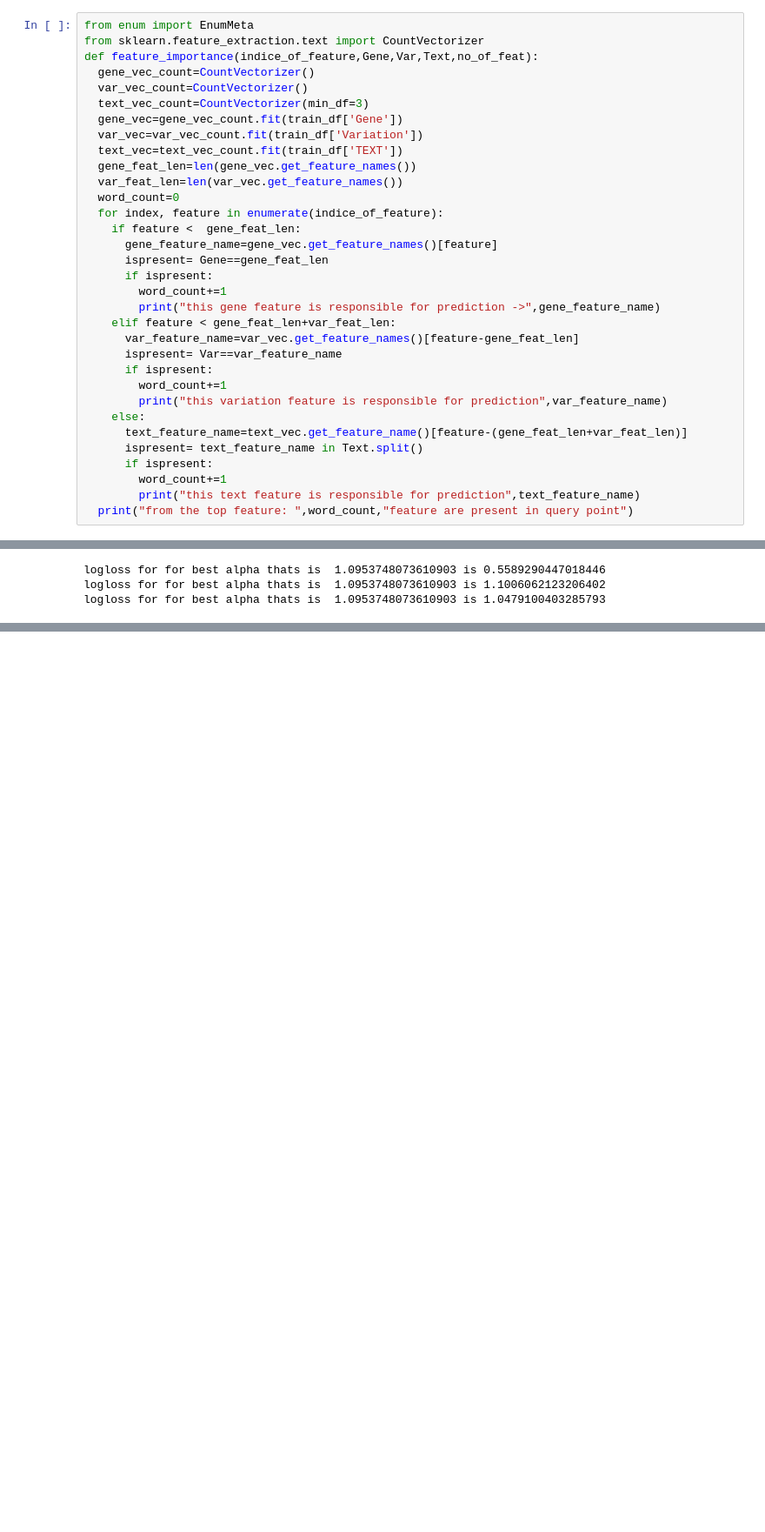
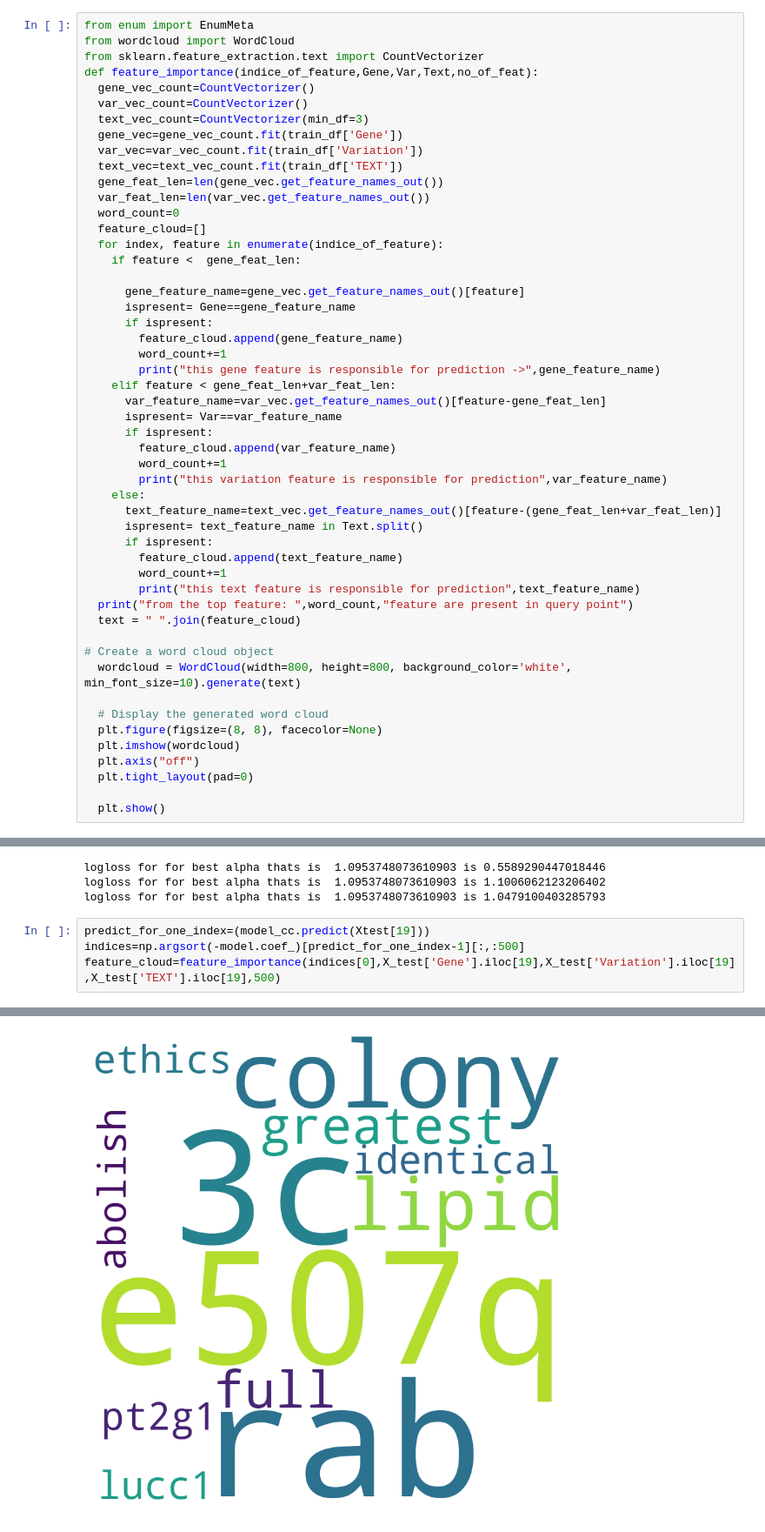
Before and after one commit to muffin-head/Cancer-caseStudy, a Jupyter notebook: Cancer_caseStudy.ipynb, the cells around one changed output, grey strips where cells are left out. Shown: that part at 87% size. Saved outputs shown, nothing was run; the diff lists cells and outputs as text; blank space fills up the shorter version.

```diff
--- a/Cancer_caseStudy.ipynb
+++ b/Cancer_caseStudy.ipynb
@@ -464,6 +464,7 @@ for best alpha logloss is  1.3273926511905234
 # Feature importance feature collection
 # %%
 from enum import EnumMeta
+from wordcloud import WordCloud
 from sklearn.feature_extraction.text import CountVectorizer
 def feature_importance(indice_of_feature,Gene,Var,Text,no_of_feat):
   gene_vec_count=CountVectorizer()
@@ -472,29 +473,46 @@ def feature_importance(indice_of_feature,Gene,Var,Text,no_of_feat):
   gene_vec=gene_vec_count.fit(train_df['Gene'])
   var_vec=var_vec_count.fit(train_df['Variation'])
   text_vec=text_vec_count.fit(train_df['TEXT'])
-  gene_feat_len=len(gene_vec.get_feature_names())
-  var_feat_len=len(var_vec.get_feature_names())
+  gene_feat_len=len(gene_vec.get_feature_names_out())
+  var_feat_len=len(var_vec.get_feature_names_out())
   word_count=0
+  feature_cloud=[]
   for index, feature in enumerate(indice_of_feature):
     if feature <  gene_feat_len:
-      gene_feature_name=gene_vec.get_feature_names()[feature]
-      ispresent= Gene==gene_feat_len
+
+      gene_feature_name=gene_vec.get_feature_names_out()[feature]
+      ispresent= Gene==gene_feature_name
       if ispresent:
+        feature_cloud.append(gene_feature_name)
         word_count+=1
         print("this gene feature is responsible for prediction ->",gene_feature_name)
     elif feature < gene_feat_len+var_feat_len:
-      var_feature_name=var_vec.get_feature_names()[feature-gene_feat_len]
+      var_feature_name=var_vec.get_feature_names_out()[feature-gene_feat_len]
       ispresent= Var==var_feature_name
       if ispresent:
+        feature_cloud.append(var_feature_name)
         word_count+=1
         print("this variation feature is responsible for prediction",var_feature_name)
     else:
-      text_feature_name=text_vec.get_feature_name()[feature-(gene_feat_len+var_feat_len)]
+      text_feature_name=text_vec.get_feature_names_out()[feature-(gene_feat_len+var_feat_len)]
       ispresent= text_feature_name in Text.split()
       if ispresent:
+        feature_cloud.append(text_feature_name)
         word_count+=1
         print("this text feature is responsible for prediction",text_feature_name)
   print("from the top feature: ",word_count,"feature are present in query point")
+  text = " ".join(feature_cloud)
+
+# Create a word cloud object
+  wordcloud = WordCloud(width=800, height=800, background_color='white', min_font_size=10).generate(text)
+
+  # Display the generated word cloud
+  plt.figure(figsize=(8, 8), facecolor=None)
+  plt.imshow(wordcloud)
+  plt.axis("off")
+  plt.tight_layout(pad=0)
+
+  plt.show()
 # %% [markdown]
 # Logistic regresion
 # %%
@@ -572,3 +590,8 @@ print("logloss for for best alpha thats is ",best_alpha,"is",log_loss(y_test,y_p
 logloss for for best alpha thats is  1.0953748073610903 is 0.5589290447018446
 logloss for for best alpha thats is  1.0953748073610903 is 1.1006062123206402
 logloss for for best alpha thats is  1.0953748073610903 is 1.0479100403285793
+# %%
+predict_for_one_index=(model_cc.predict(Xtest[19]))
+indices=np.argsort(-model.coef_)[predict_for_one_index-1][:,:500]
+feature_cloud=feature_importance(indices[0],X_test['Gene'].iloc[19],X_test['Variation'].iloc[19],X_test['TEXT'].iloc[19],500)
+# %% [output]
@@ -574,0 +611 @@ logloss for for best alpha thats is  1.0953748073610903 is 1.0479100403285793
+[figure, added]
```
Also changed, not shown: parts of 7 cells of this notebook.
